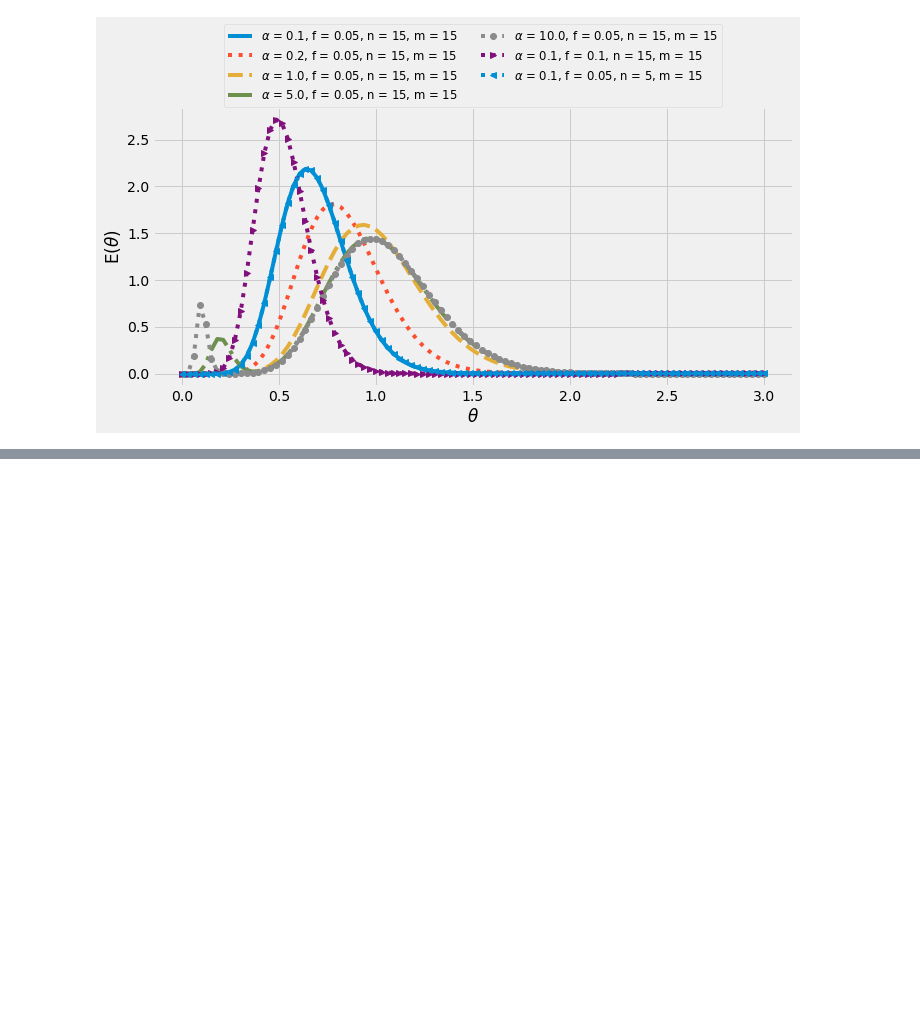
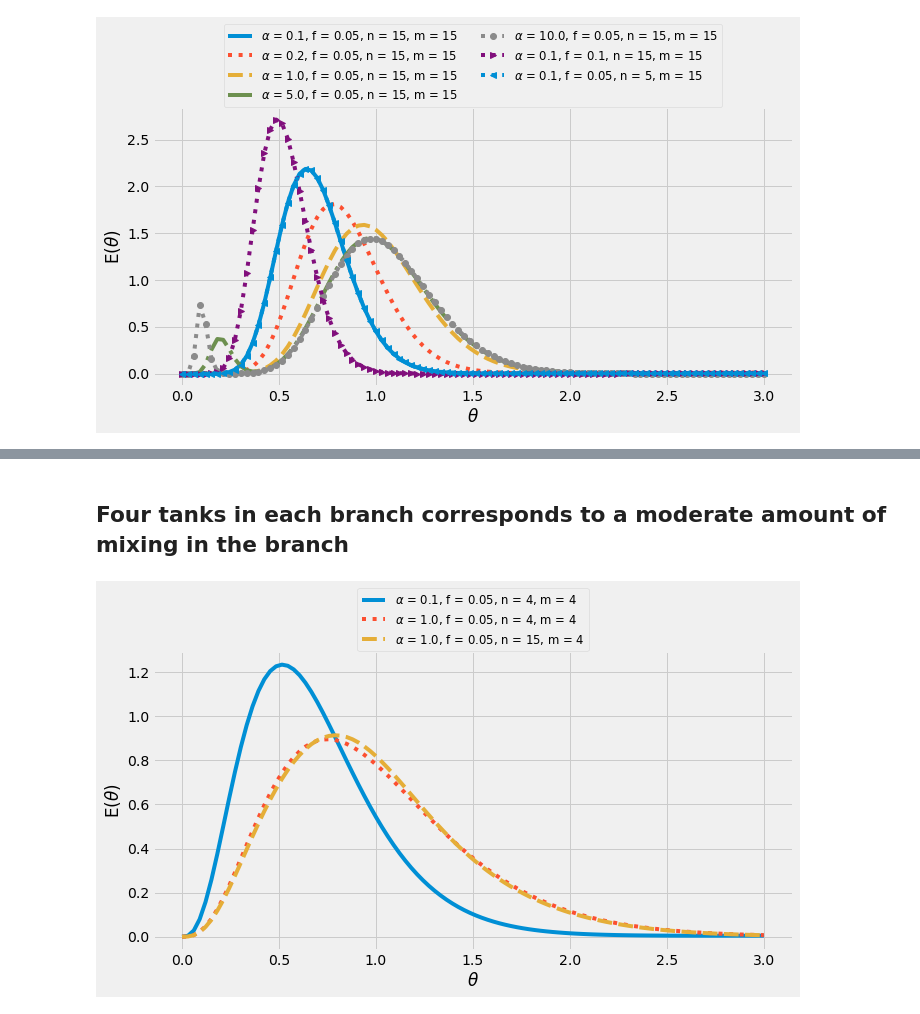
Before and after one commit to aliglara/ebook_che5314_ucv, a Jupyter notebook: codes/lect_023RTDasDiagnosticTool.ipynb, the cells around one changed output, grey strips where cells are left out. Saved outputs shown, nothing was run; the diff lists cells and outputs as text; code cells hidden in the pictures; blank space fills up the shorter version.

```diff
--- a/codes/lect_023RTDasDiagnosticTool.ipynb
+++ b/codes/lect_023RTDasDiagnosticTool.ipynb
@@ -65,0 +105,27 @@ plt.show()
+# %% [markdown]
+## Four tanks in each branch corresponds to a moderate amount of mixing in the branch
+# %%
+#           alpha  f    n   m
+valores = [[0.10, 0.05, 4, 4],
+           [1.00, 0.05, 4, 4],
+           [1.00, 0.05, 15, 4]]
+
+scenarios = np.shape(valores)[0]
+
+rtds = []
+for scenario in range(scenarios):
+    alpha, f, n, m = valores[scenario]
+    rtds.append(build_rtd(alpha, f, n, m, theta))
+
+fig, ax = plt.subplots(figsize = (10, 6))
+for scenario in range(scenarios):
+    alpha, f, n, m = valores[scenario]
+    ax.plot(theta, rtds[scenario], ls=linestyles[scenario], marker=markers[scenario],
+            label=(r'$\alpha$ = %s, f = %s, n = %s, m = %s' % (alpha, f, n, m)))
+ax.set_xlabel(r'$\theta$')
+ax.set_ylabel(r'E($\theta$)')
+plt.legend(bbox_to_anchor=(0.5, 1), loc='lower center', borderaxespad=0., fontsize='small')
+plt.tight_layout()
+plt.show()
+# %% [output]
+[figure, added]
```
Also changed, not shown: parts of 7 cells of this notebook, 20 other files.
